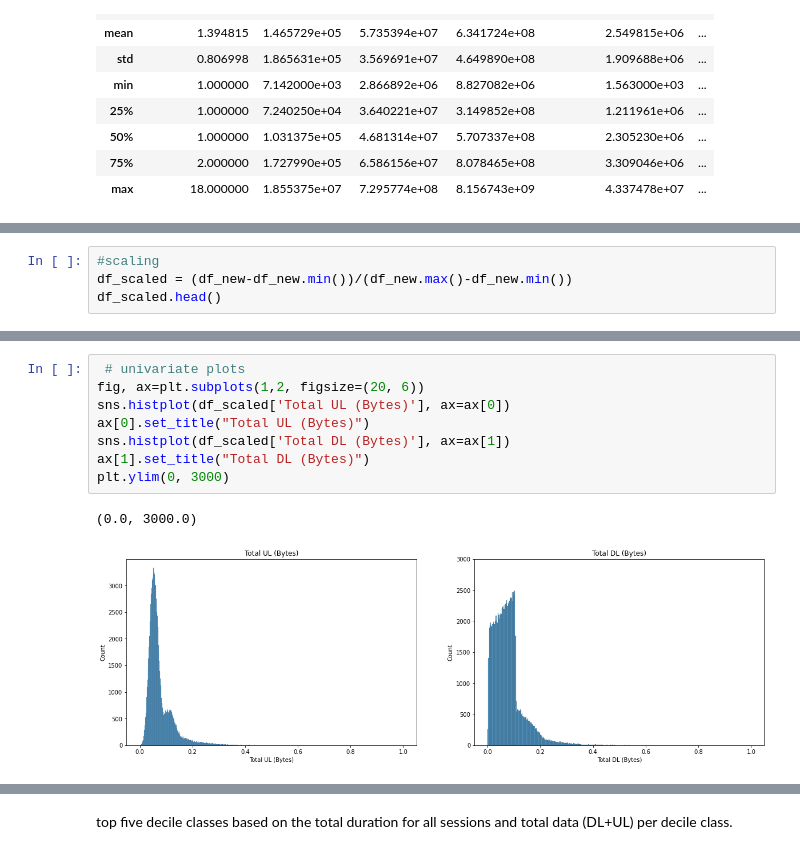
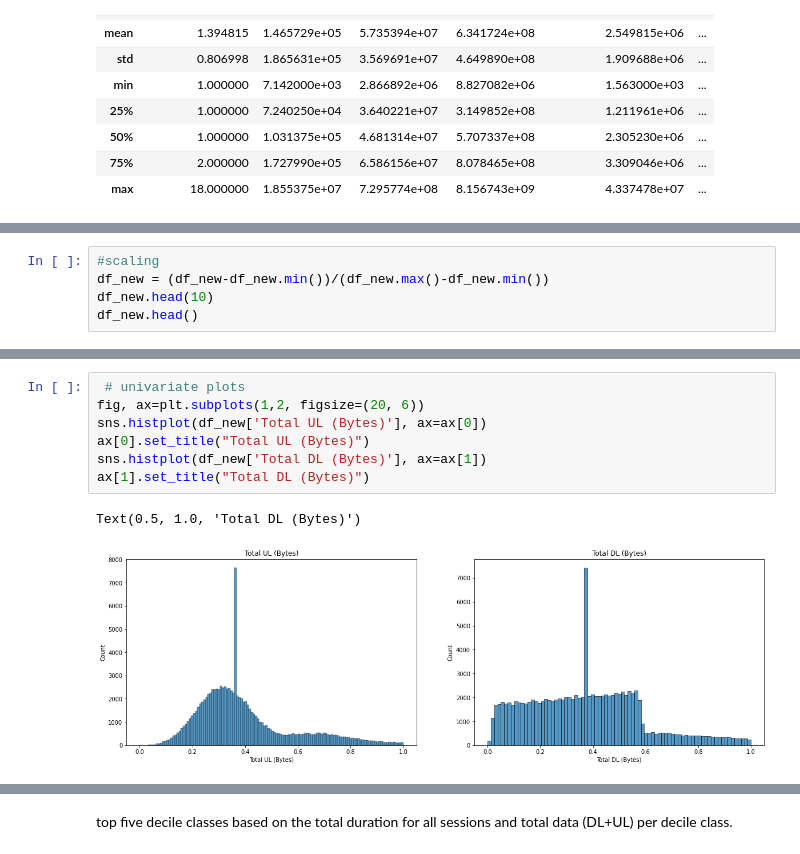
Before and after one commit to Bethelsis/User-Analytics-in-the-Telecommunication-Industry, a Jupyter notebook: notebooks/Data cleaning,Exploration.ipynb, the cells around one changed output, grey strips where cells are left out. Cells and saved outputs as stored; diff of their text form.

```diff
--- a/notebooks/Data cleaning,Exploration.ipynb
+++ b/notebooks/Data cleaning,Exploration.ipynb
@@ -434,6 +447,7 @@ plt.show()
 # %%
 #scaling
-df_scaled = (df_new-df_new.min())/(df_new.max()-df_new.min())
-df_scaled.head()
+df_new = (df_new-df_new.min())/(df_new.max()-df_new.min())
+df_new.head(10)
+df_new.head()
 # %% [output]
 |  | number of sessions | Dur. (ms) | Total UL (Bytes) | Total DL (Bytes) | Social media total volume | ... |
@@ -445,14 +483,13 @@ df_scaled.head()
 # %%
  # univariate plots
 fig, ax=plt.subplots(1,2, figsize=(20, 6))
-sns.histplot(df_scaled['Total UL (Bytes)'], ax=ax[0])
+sns.histplot(df_new['Total UL (Bytes)'], ax=ax[0])
 ax[0].set_title("Total UL (Bytes)")
-sns.histplot(df_scaled['Total DL (Bytes)'], ax=ax[1])
+sns.histplot(df_new['Total DL (Bytes)'], ax=ax[1])
 ax[1].set_title("Total DL (Bytes)")
-plt.ylim(0, 3000)
 # %% [output]
-(0.0, 3000.0)
+Text(0.5, 1.0, 'Total DL (Bytes)')
-[figure, old version]
+[figure, new version]
 # %%
  # univariate plots
 fig, ax=plt.subplots(1,2, figsize=(20, 6))
```
Also changed, not shown: parts of 17 cells of this notebook.
